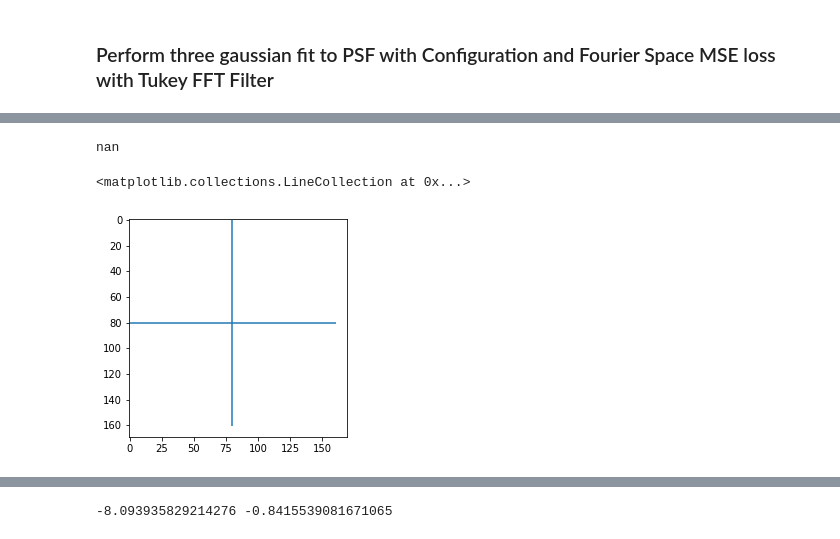
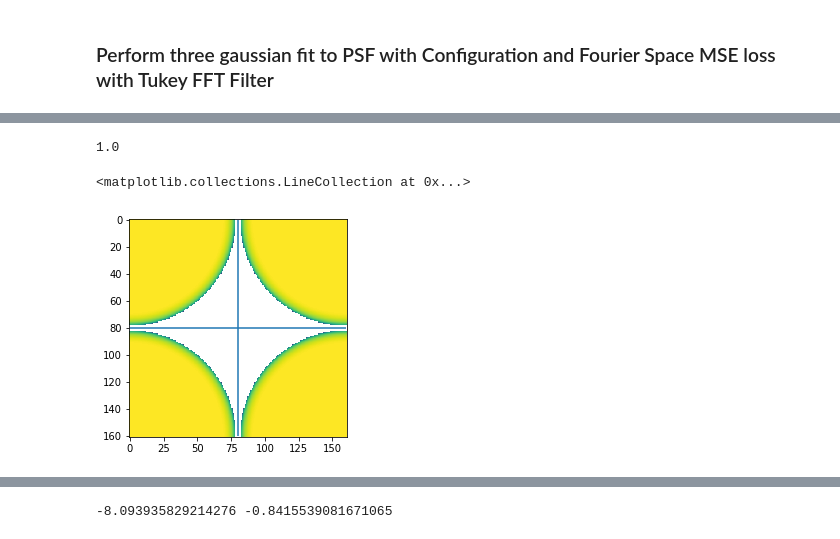
Before and after one commit to brantr/tensorflow-linear-regression, a Jupyter notebook: nircam-psf-fitting.ipynb, the cells around one changed output, grey strips where cells are left out. Cells and saved outputs as stored; diff of their text form; code cells hidden in the pictures.

```diff
--- a/nircam-psf-fitting.ipynb
+++ b/nircam-psf-fitting.ipynb
@@ -58,8 +58,8 @@ def mse_log(y_true_in, y_pred_in):
 def gridxy(nx=161,ny=161):
     xl = np.arange(nx,dtype=np.float32)
     yl = np.arange(ny,dtype=np.float32)
-    xl += 0.5
-    yl += 0.5
+#    xl += 0.5
+#    yl += 0.5
     x,y = np.meshgrid(xl,yl)
     xy = np.dstack((x,y))
     return xy
@@ -713,7 +615,7 @@ plt.imshow(np.log10(gmodel))
 xy = gridxy()
 xyns = gridxyns()
 
-t_a = tf.Variable(1.0)
+t_a = tf.Variable(0.2)
 
 def tukey_trans(fx,a,lam):
 #    return 0.5*(1-np.cos((np.pi*fx/(a*lam) - np.pi/a) ))
@@ -774,0 +671,3 @@ plt.imshow(np.log10(gmodel_new))
+# %%
+data_F200W_fft = np.absolute(np.fft.fft2(data_F200W))
+plt.imshow(np.log10(data_F200W_fft))
@@ -981,9 +921,9 @@ KeyboardInterrupt:
 # %%
 plt.imshow(np.log10(tukey_filter))
 print(np.max(tukey_filter))
-plt.hlines(80.,0,161)
-plt.vlines(80.,0,161)
+plt.hlines(80.,0,160)
+plt.vlines(80.,0,160)
 # %% [output]
-nan
+1.0
 <matplotlib.collections.LineCollection at 0x...>
-[figure, old version]
+[figure, new version]
```
Also changed, not shown: parts of 62 cells of this notebook.
